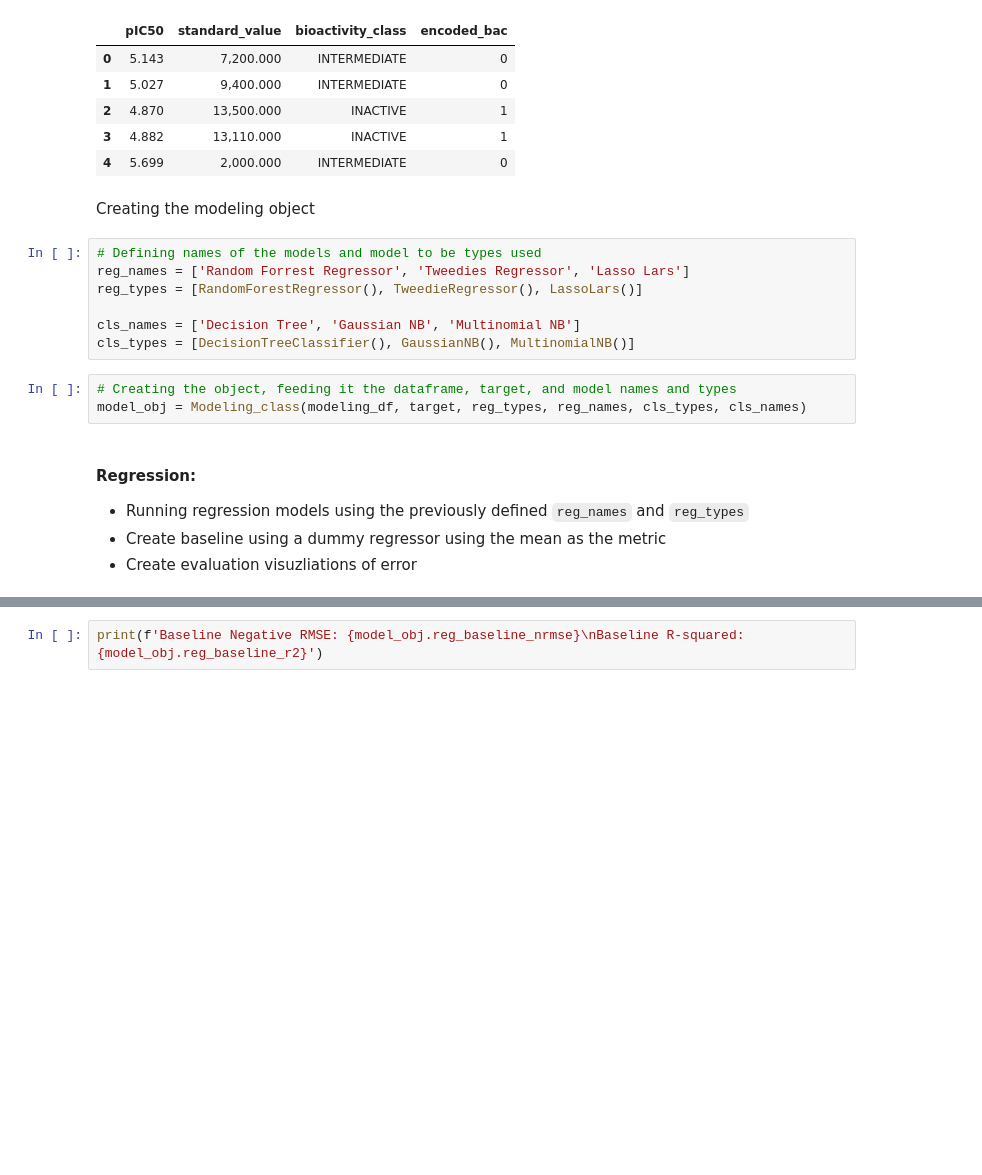
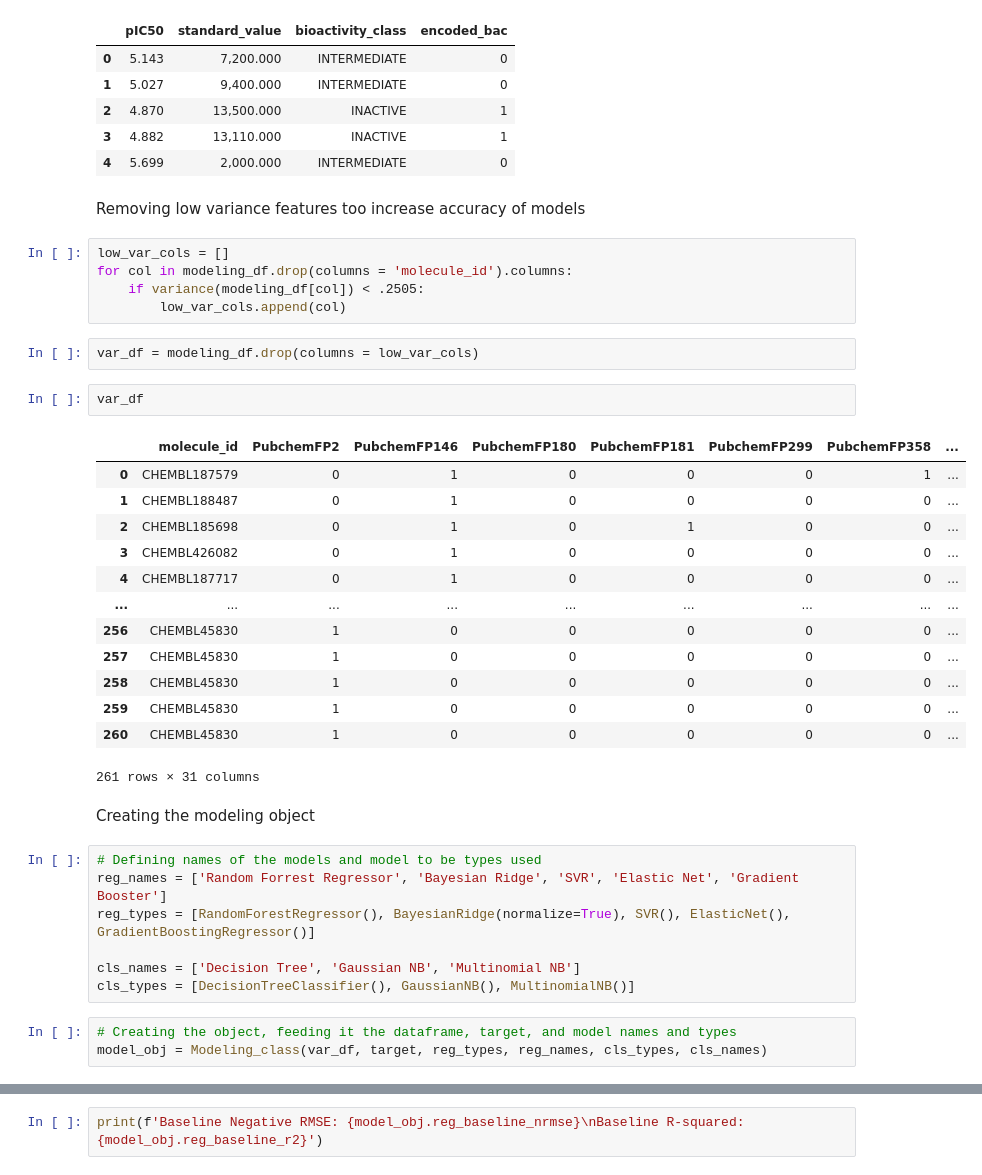
Before and after one commit to Germain-Drug-Discovery-Project/drug-discovery-project, a Jupyter notebook: Final Notebook.ipynb, the cells around one changed output, grey strips where cells are left out. Cells and saved outputs as stored; diff of their text form; blank space fills up the shorter version.

```diff
--- a/Final Notebook.ipynb
+++ b/Final Notebook.ipynb
@@ -237,20 +239,40 @@ target.head()
 | 2 | 4.870 | 13,500.000 | INACTIVE | 1 |
 | 3 | 4.882 | 13,110.000 | INACTIVE | 1 |
 | 4 | 5.699 | 2,000.000 | INTERMEDIATE | 0 |
-# %% [markdown]
-Creating the modeling object
+# %% [markdown]
+Removing low variance features too increase accuracy of models
+# %%
+low_var_cols = []
+for col in modeling_df.drop(columns = 'molecule_id').columns:
+    if variance(modeling_df[col]) < .2505:
+        low_var_cols.append(col)
+# %%
+var_df = modeling_df.drop(columns = low_var_cols)
+# %%
+var_df
+# %% [output]
+|  | molecule_id | PubchemFP2 | PubchemFP146 | PubchemFP180 | PubchemFP181 | PubchemFP299 | PubchemFP358 | ... |
+| 0 | CHEMBL187579 | 0 | 1 | 0 | 0 | 0 | 1 | ... |
+| 1 | CHEMBL188487 | 0 | 1 | 0 | 0 | 0 | 0 | ... |
+| 2 | CHEMBL185698 | 0 | 1 | 0 | 1 | 0 | 0 | ... |
+| 3 | CHEMBL426082 | 0 | 1 | 0 | 0 | 0 | 0 | ... |
+| 4 | CHEMBL187717 | 0 | 1 | 0 | 0 | 0 | 0 | ... |
+| ... | ... | ... | ... | ... | ... | ... | ... | ... |
+| 256 | CHEMBL45830 | 1 | 0 | 0 | 0 | 0 | 0 | ... |
+| 257 | CHEMBL45830 | 1 | 0 | 0 | 0 | 0 | 0 | ... |
+| 258 | CHEMBL45830 | 1 | 0 | 0 | 0 | 0 | 0 | ... |
+| 259 | CHEMBL45830 | 1 | 0 | 0 | 0 | 0 | 0 | ... |
+| 260 | CHEMBL45830 | 1 | 0 | 0 | 0 | 0 | 0 | ... |
+261 rows × 31 columns
+# %% [markdown]
+Creating the modeling object
 # %%
 # Defining names of the models and model to be types used
-reg_names = ['Random Forrest Regressor', 'Tweedies Regressor', 'Lasso Lars']
-reg_types = [RandomForestRegressor(), TweedieRegressor(), LassoLars()]
+reg_names = ['Random Forrest Regressor', 'Bayesian Ridge', 'SVR', 'Elastic Net', 'Gradient Booster']
+reg_types = [RandomForestRegressor(), BayesianRidge(normalize=True), SVR(), ElasticNet(), GradientBoostingRegressor()]
 
 cls_names = ['Decision Tree', 'Gaussian NB', 'Multinomial NB']
 cls_types = [DecisionTreeClassifier(), GaussianNB(), MultinomialNB()]
 # %%
 # Creating the object, feeding it the dataframe, target, and model names and types
-model_obj = Modeling_class(modeling_df, target, reg_types, reg_names, cls_types, cls_names)
+model_obj = Modeling_class(var_df, target, reg_types, reg_names, cls_types, cls_names)
-# %% [markdown]
-#### Regression:
-- Running regression models using the previously defined `reg_names` and `reg_types`
-- Create baseline using a dummy regressor using the mean as the metric
-- Create evaluation visuzliations of error
```
Also changed, not shown: parts of 22 cells of this notebook, 3 other files.
